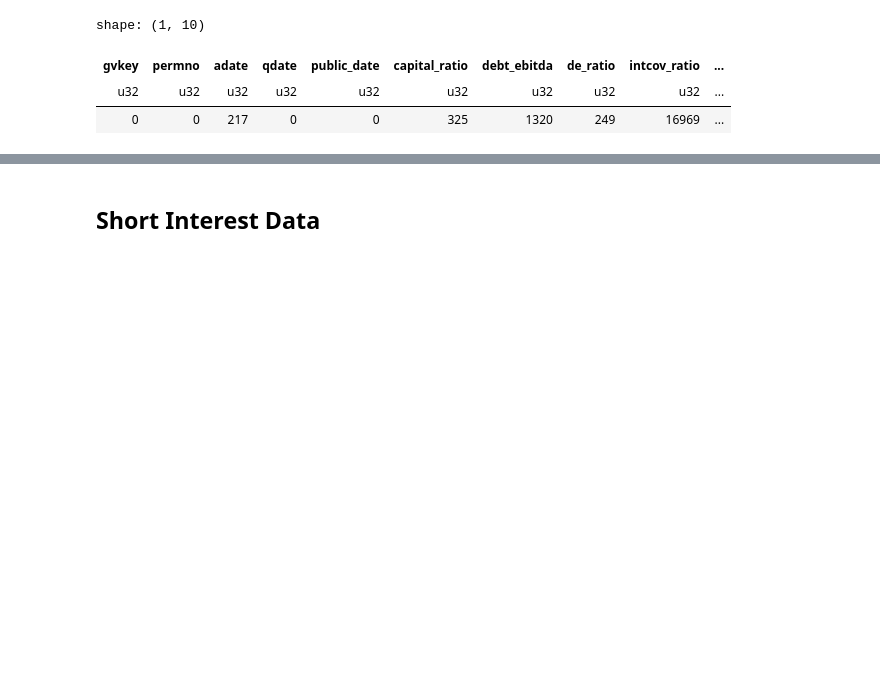
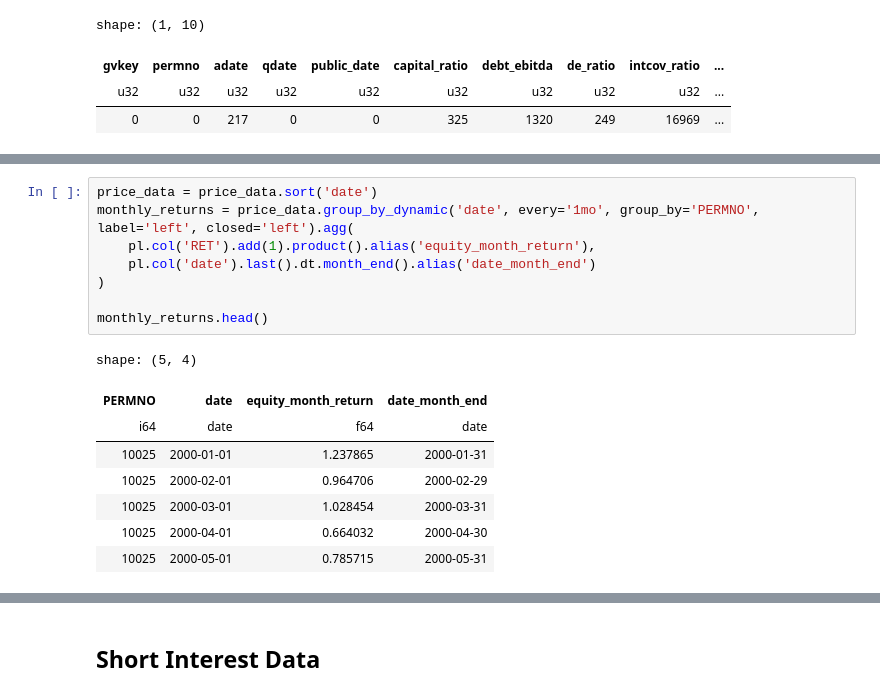
Before and after one commit to BSIC/bsic-systematic-credit, a Jupyter notebook: src/preprocessing/data_gathering.ipynb, the cells around one changed output, grey strips where cells are left out. Drawn from its saved outputs; the diff is of its cells as text; blank space fills up the shorter version.

```diff
--- a/src/preprocessing/data_gathering.ipynb
+++ b/src/preprocessing/data_gathering.ipynb
@@ -603,0 +643,17 @@ bond_data = bond_data.join_asof(
+# %%
+price_data = price_data.sort('date')
+monthly_returns = price_data.group_by_dynamic('date', every='1mo', group_by='PERMNO', label='left', closed='left').agg(
+    pl.col('RET').add(1).product().alias('equity_month_return'),
+    pl.col('date').last().dt.month_end().alias('date_month_end')
+)
+
+monthly_returns.head()
+# %% [output]
+shape: (5, 4)
+| PERMNO | date | equity_month_return | date_month_end |
+| i64 | date | f64 | date |
+| 10025 | 2000-01-01 | 1.237865 | 2000-01-31 |
+| 10025 | 2000-02-01 | 0.964706 | 2000-02-29 |
+| 10025 | 2000-03-01 | 1.028454 | 2000-03-31 |
+| 10025 | 2000-04-01 | 0.664032 | 2000-04-30 |
+| 10025 | 2000-05-01 | 0.785715 | 2000-05-31 |
```
Also changed, not shown: parts of 36 cells of this notebook, 4 other files.
